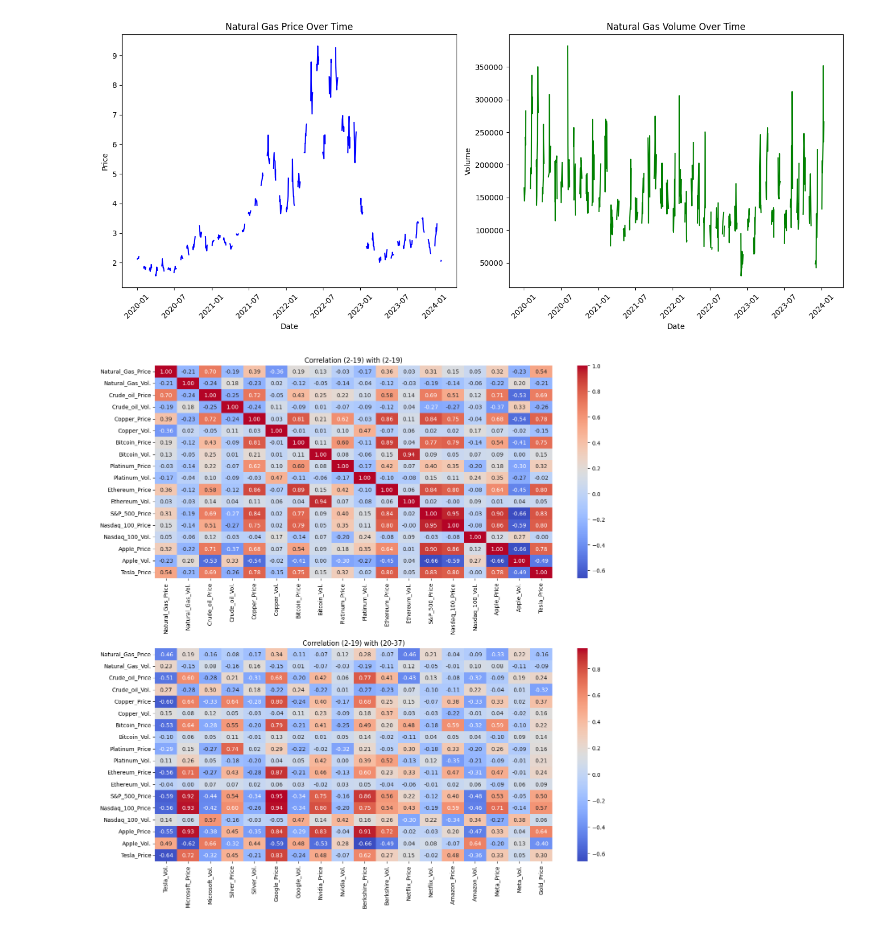
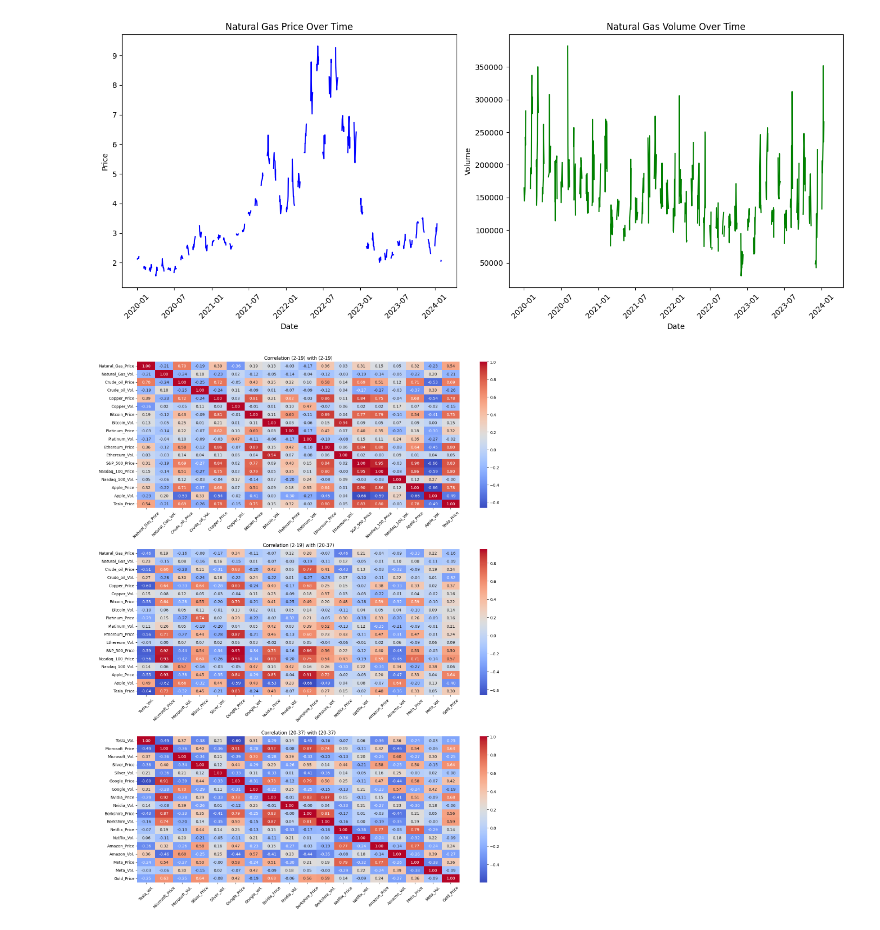
Before and after one commit to alexrpugh/US-Market-Research, a Jupyter notebook: US-Economy-Code.ipynb, the cells around one changed output. Drawn from its saved outputs; the diff is of its cells as text; code cells hidden in the pictures.

Commit message:
Updated correlation matrix

```diff
--- a/US-Economy-Code.ipynb
+++ b/US-Economy-Code.ipynb
@@ -37,29 +37,40 @@ plt.show()
 # %%
 import seaborn as sns
 
 # Remove commas and convert columns to numeric
 df_clean = df.replace({',': ''}, regex=True).apply(pd.to_numeric, errors='coerce')
 
 # Define column indices
 cols_2_to_19 = df_clean.columns[1:19]  # Columns 2 to 19 (index 1 to 18)
 cols_20_to_37 = df_clean.columns[19:37]  # Columns 20 to 37 (index 19 to 36)
 
 # Compute the correlation matrices
 corr_2_19_2_19 = df_clean[cols_2_to_19].corr()
 corr_2_19_20_37 = pd.concat([df_clean[cols_2_to_19], df_clean[cols_20_to_37]], axis=1).corr().iloc[:len(cols_2_to_19), len(cols_2_to_19):]
+corr_20_37_20_37 = df_clean[cols_20_to_37].corr()
 
-# Create a 1x2 grid of heatmaps
-fig, axs = plt.subplots(2, 1, figsize=(14, 14))
+# Create a 3x1 grid of heatmaps
+fig, axs = plt.subplots(3, 1, figsize=(16, 20))
 
 # Plot the heatmaps
 sns.heatmap(corr_2_19_2_19, annot=True, cmap='coolwarm', fmt='.2f', ax=axs[0])
 axs[0].set_title('Correlation (2-19) with (2-19)')
+plt.xticks(rotation=45)
 
 sns.heatmap(corr_2_19_20_37, annot=True, cmap='coolwarm', fmt='.2f', ax=axs[1])
 axs[1].set_title('Correlation (2-19) with (20-37)')
+plt.xticks(rotation=45)
+
+sns.heatmap(corr_20_37_20_37, annot=True, cmap='coolwarm', fmt='.2f', ax=axs[2])
+axs[2].set_title('Correlation (20-37) with (20-37)')
+plt.xticks(rotation=45)
+
+# Rotate x tick labels
+for ax in axs:
+    plt.setp(ax.xaxis.get_majorticklabels(), rotation=45)
 
 # Adjust layout
 plt.tight_layout()
 plt.show()
 # %% [output]
-[figure, old version]
+[figure, new version]
```
